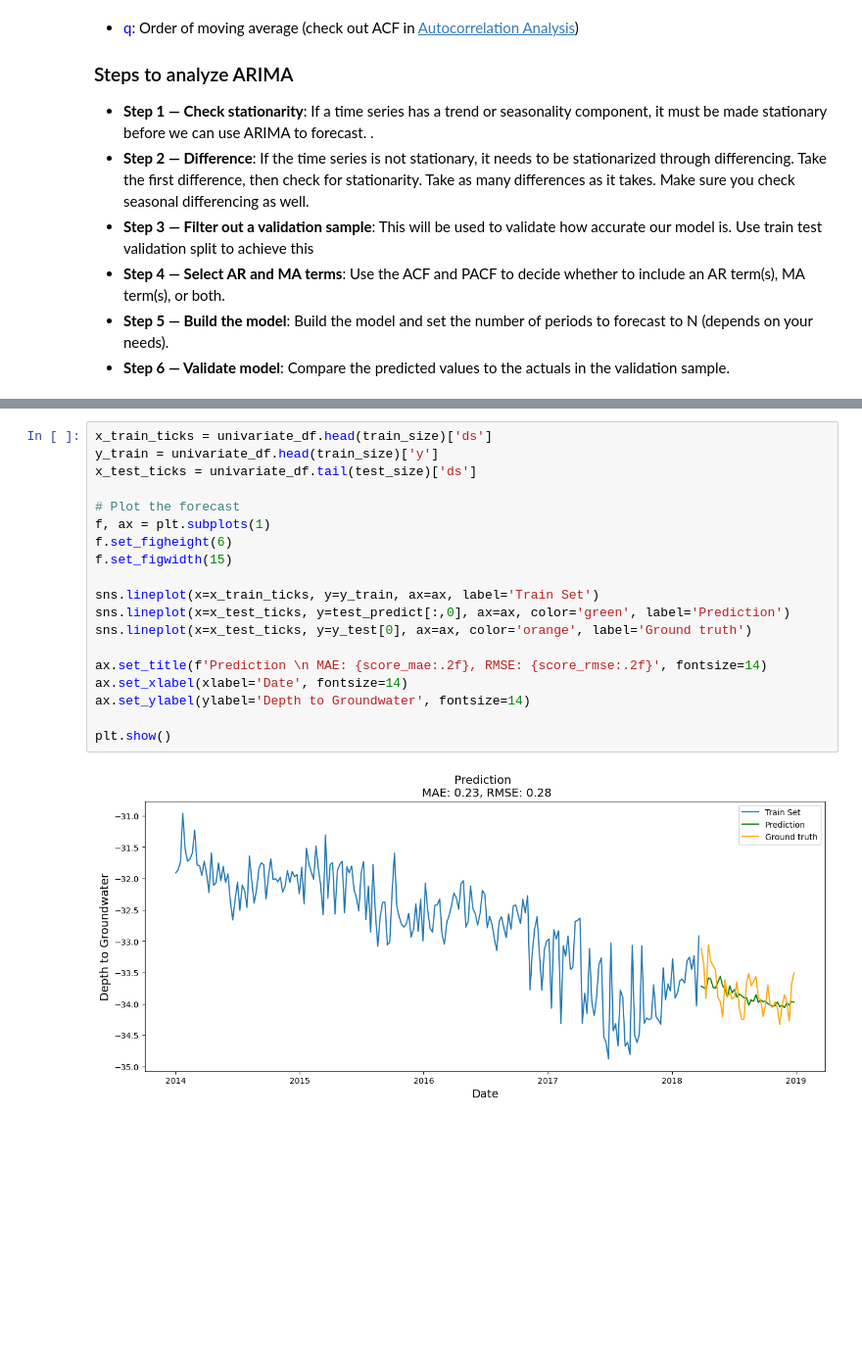
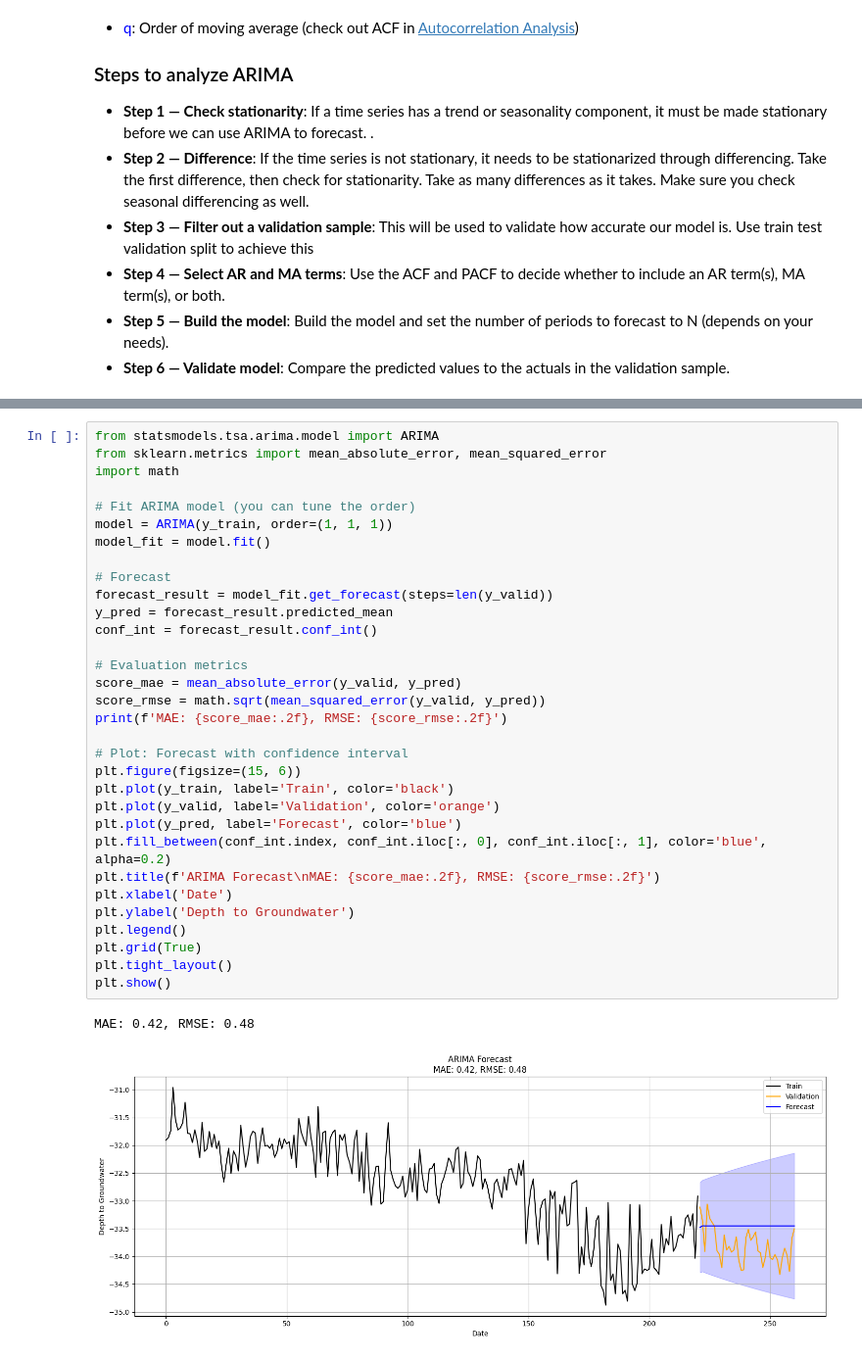
Before and after one commit to thisishasan/bigdata_mod_b, a Jupyter notebook: code.ipynb, the cells around one changed output, grey strips where cells are left out. Shown at 98% size. Drawn from its saved outputs; the diff is of its cells as text; blank space fills up the shorter version.

```diff
--- a/code.ipynb
+++ b/code.ipynb
@@ -928,21 +686,35 @@ RMSE: 0.28216868892835234
-# %%
-x_train_ticks = univariate_df.head(train_size)['ds']
-y_train = univariate_df.head(train_size)['y']
-x_test_ticks = univariate_df.tail(test_size)['ds']
-
-# Plot the forecast
-f, ax = plt.subplots(1)
-f.set_figheight(6)
-f.set_figwidth(15)
-
-sns.lineplot(x=x_train_ticks, y=y_train, ax=ax, label='Train Set')
-sns.lineplot(x=x_test_ticks, y=test_predict[:,0], ax=ax, color='green', label='Prediction')
-sns.lineplot(x=x_test_ticks, y=y_test[0], ax=ax, color='orange', label='Ground truth')
-
-ax.set_title(f'Prediction \n MAE: {score_mae:.2f}, RMSE: {score_rmse:.2f}', fontsize=14)
-ax.set_xlabel(xlabel='Date', fontsize=14)
-ax.set_ylabel(ylabel='Depth to Groundwater', fontsize=14)
-
-plt.show()
-# %% [output]
-[figure, removed]
+# %%
+from statsmodels.tsa.arima.model import ARIMA
+from sklearn.metrics import mean_absolute_error, mean_squared_error
+import math
+
+# Fit ARIMA model (you can tune the order)
+model = ARIMA(y_train, order=(1, 1, 1))
+model_fit = model.fit()
+
+# Forecast
+forecast_result = model_fit.get_forecast(steps=len(y_valid))
+y_pred = forecast_result.predicted_mean
+conf_int = forecast_result.conf_int()
+
+# Evaluation metrics
+score_mae = mean_absolute_error(y_valid, y_pred)
+score_rmse = math.sqrt(mean_squared_error(y_valid, y_pred))
+print(f'MAE: {score_mae:.2f}, RMSE: {score_rmse:.2f}')
+
+# Plot: Forecast with confidence interval
+plt.figure(figsize=(15, 6))
+plt.plot(y_train, label='Train', color='black')
+plt.plot(y_valid, label='Validation', color='orange')
+plt.plot(y_pred, label='Forecast', color='blue')
+plt.fill_between(conf_int.index, conf_int.iloc[:, 0], conf_int.iloc[:, 1], color='blue', alpha=0.2)
+plt.title(f'ARIMA Forecast\nMAE: {score_mae:.2f}, RMSE: {score_rmse:.2f}')
+plt.xlabel('Date')
+plt.ylabel('Depth to Groundwater')
+plt.legend()
+plt.grid(True)
+plt.tight_layout()
+plt.show()
+# %% [output]
+MAE: 0.42, RMSE: 0.48
+[figure, added]
```
Also changed, not shown: parts of 15 cells of this notebook.
